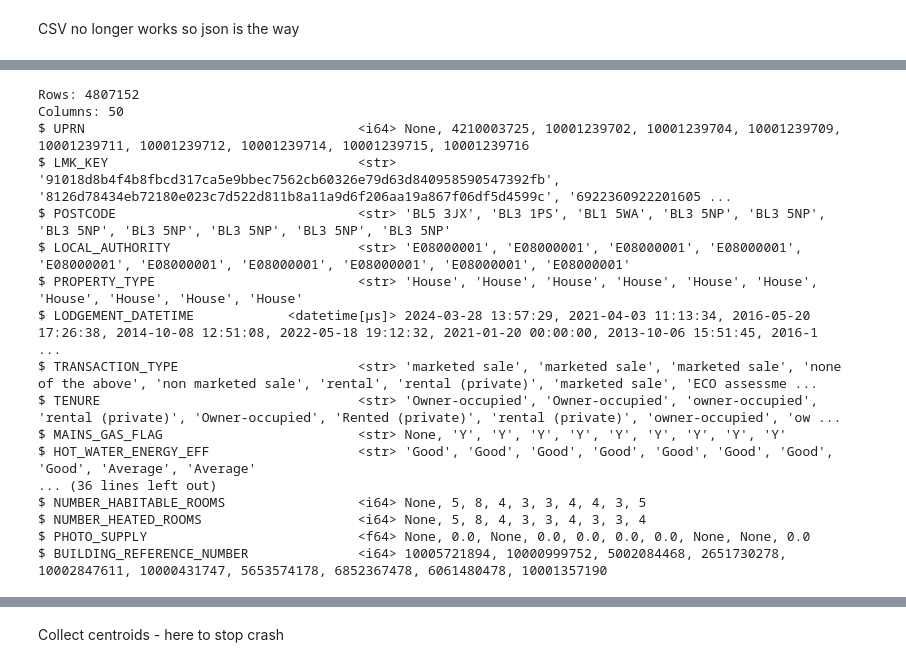
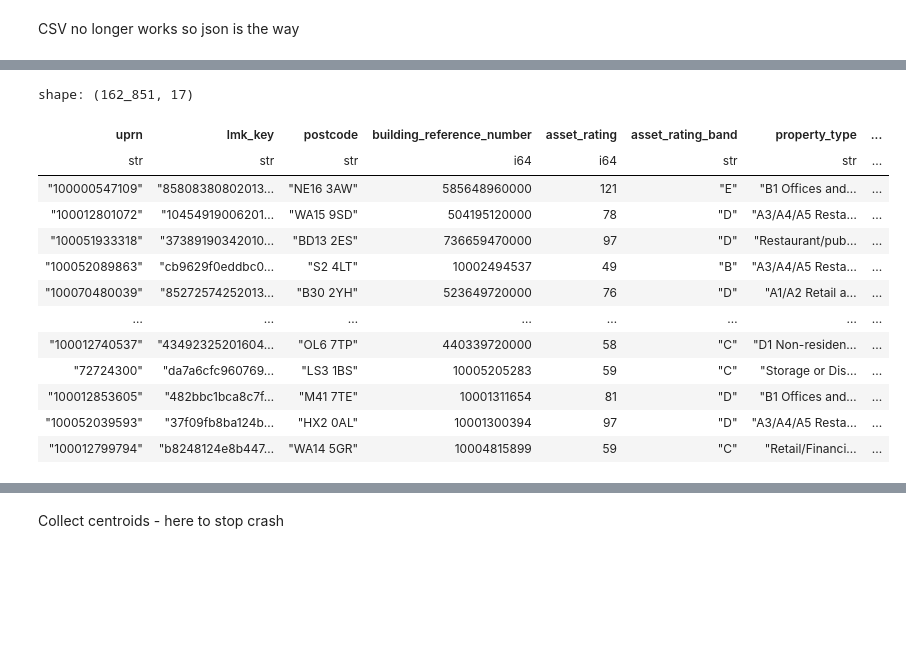
Before and after one commit to stevecrawshaw/weca_cesap, a Jupyter notebook: cesap_epc_load_duckdb.ipynb, the cells around one changed output, grey strips where cells are left out. Cells and saved outputs as stored; diff of their text form; code cells hidden in the pictures; blank space fills up the shorter version.

```diff
--- a/cesap_epc_load_duckdb.ipynb
+++ b/cesap_epc_load_duckdb.ipynb
@@ -235,26 +256,8 @@ epc_key = yaml.safe_load(open('../config.yml'))['epc']['auth_token']
 # %%
-epc_domestic = get_ca.ingest_certs(la_list = la_list,
-                                   cols_schema = cols_schema_dom,
-                                   root_dir = 'data/all-domestic-certificates')
-epc_domestic.glimpse()
+# epc_domestic = get_ca.ingest_certs(la_list = la_list,
+#                                    cols_schema = cols_schema_dom,
+#                                    root_dir = 'data/all-domestic-certificates')
+# epc_domestic.glimpse()
-# %% [output]
-Rows: 4807152
-Columns: 50
-$ UPRN                                   <i64> None, 4210003725, 10001239702, 10001239704, 10001239709, 10001239711, 10001239712, 10001239714, 10001239715, 10001239716
-$ LMK_KEY                                <str> '91018d8b4f4b8fbcd317ca5e9bbec7562cb60326e79d63d840958590547392fb', '8126d78434eb72180e023c7d522d811b8a11a9d6f206aa19a867f06df5d4599c', '6922360922201605 ...
-$ POSTCODE                               <str> 'BL5 3JX', 'BL3 1PS', 'BL1 5WA', 'BL3 5NP', 'BL3 5NP', 'BL3 5NP', 'BL3 5NP', 'BL3 5NP', 'BL3 5NP', 'BL3 5NP'
-$ LOCAL_AUTHORITY                        <str> 'E08000001', 'E08000001', 'E08000001', 'E08000001', 'E08000001', 'E08000001', 'E08000001', 'E08000001', 'E08000001', 'E08000001'
-$ PROPERTY_TYPE                          <str> 'House', 'House', 'House', 'House', 'House', 'House', 'House', 'House', 'House', 'House'
-$ LODGEMENT_DATETIME            <datetime[μs]> 2024-03-28 13:57:29, 2021-04-03 11:13:34, 2016-05-20 17:26:38, 2014-10-08 12:51:08, 2022-05-18 19:12:32, 2021-01-20 00:00:00, 2013-10-06 15:51:45, 2016-1 ...
-$ TRANSACTION_TYPE                       <str> 'marketed sale', 'marketed sale', 'marketed sale', 'none of the above', 'non marketed sale', 'rental', 'rental (private)', 'marketed sale', 'ECO assessme ...
-$ TENURE                                 <str> 'Owner-occupied', 'Owner-occupied', 'owner-occupied', 'rental (private)', 'Owner-occupied', 'Rented (private)', 'rental (private)', 'owner-occupied', 'ow ...
-$ MAINS_GAS_FLAG                         <str> None, 'Y', 'Y', 'Y', 'Y', 'Y', 'Y', 'Y', 'Y', 'Y'
-$ HOT_WATER_ENERGY_EFF                   <str> 'Good', 'Good', 'Good', 'Good', 'Good', 'Good', 'Good', 'Good', 'Average', 'Average'
-... (36 lines left out)
-$ NUMBER_HABITABLE_ROOMS                 <i64> None, 5, 8, 4, 3, 3, 4, 4, 3, 5
-$ NUMBER_HEATED_ROOMS                    <i64> None, 5, 8, 4, 3, 3, 4, 3, 3, 4
-$ PHOTO_SUPPLY                           <f64> None, 0.0, None, 0.0, 0.0, 0.0, 0.0, None, None, 0.0
-$ BUILDING_REFERENCE_NUMBER              <i64> 10005721894, 10000999752, 5002084468, 2651730278, 10002847611, 10000431747, 5653574178, 6852367478, 6061480478, 10001357190
 # %%
 all_dom_epc_raw = ingest_dom_certs_csv(la_list, cols_schema_adjusted)
 # %%
@@ -281,3 +286,20 @@ $ month                         <i16> 5, 10, 5, 1, 10, 10, 7, 9, 11, 6
+# %%
+epc_non_domestic.rename(lambda col: col.lower())
+# %% [output]
+shape: (162_851, 17)
+| uprn | lmk_key | postcode | building_reference_number | asset_rating | asset_rating_band | property_type | ... |
+| str | str | str | i64 | i64 | str | str | ... |
+| "100000547109" | "85808380802013… | "NE16 3AW" | 585648960000 | 121 | "E" | "B1 Offices and… | ... |
+| "100012801072" | "10454919006201… | "WA15 9SD" | 504195120000 | 78 | "D" | "A3/A4/A5 Resta… | ... |
+| "100051933318" | "37389190342010… | "BD13 2ES" | 736659470000 | 97 | "D" | "Restaurant/pub… | ... |
+| "100052089863" | "cb9629f0eddbc0… | "S2 4LT" | 10002494537 | 49 | "B" | "A3/A4/A5 Resta… | ... |
+| "100070480039" | "85272574252013… | "B30 2YH" | 523649720000 | 76 | "D" | "A1/A2 Retail a… | ... |
+| … | … | … | … | … | … | … | ... |
+| "100012740537" | "43492325201604… | "OL6 7TP" | 440339720000 | 58 | "C" | "D1 Non-residen… | ... |
+| "72724300" | "da7a6cfc960769… | "LS3 1BS" | 10005205283 | 59 | "C" | "Storage or Dis… | ... |
+| "100012853605" | "482bbc1bca8c7f… | "M41 7TE" | 10001311654 | 81 | "D" | "B1 Offices and… | ... |
+| "100052039593" | "37f09fb8ba124b… | "HX2 0AL" | 10001300394 | 97 | "D" | "A3/A4/A5 Resta… | ... |
+| "100012799794" | "b8248124e8b447… | "WA14 5GR" | 10004815899 | 59 | "C" | "Retail/Financi… | ... |
 # %%
 epc_non_domestic_df = get_ca.wrangle_epc(epc_non_domestic)
 epc_non_domestic_df.glimpse()
```
Also changed, not shown: parts of 3 cells of this notebook, 3 other files.
